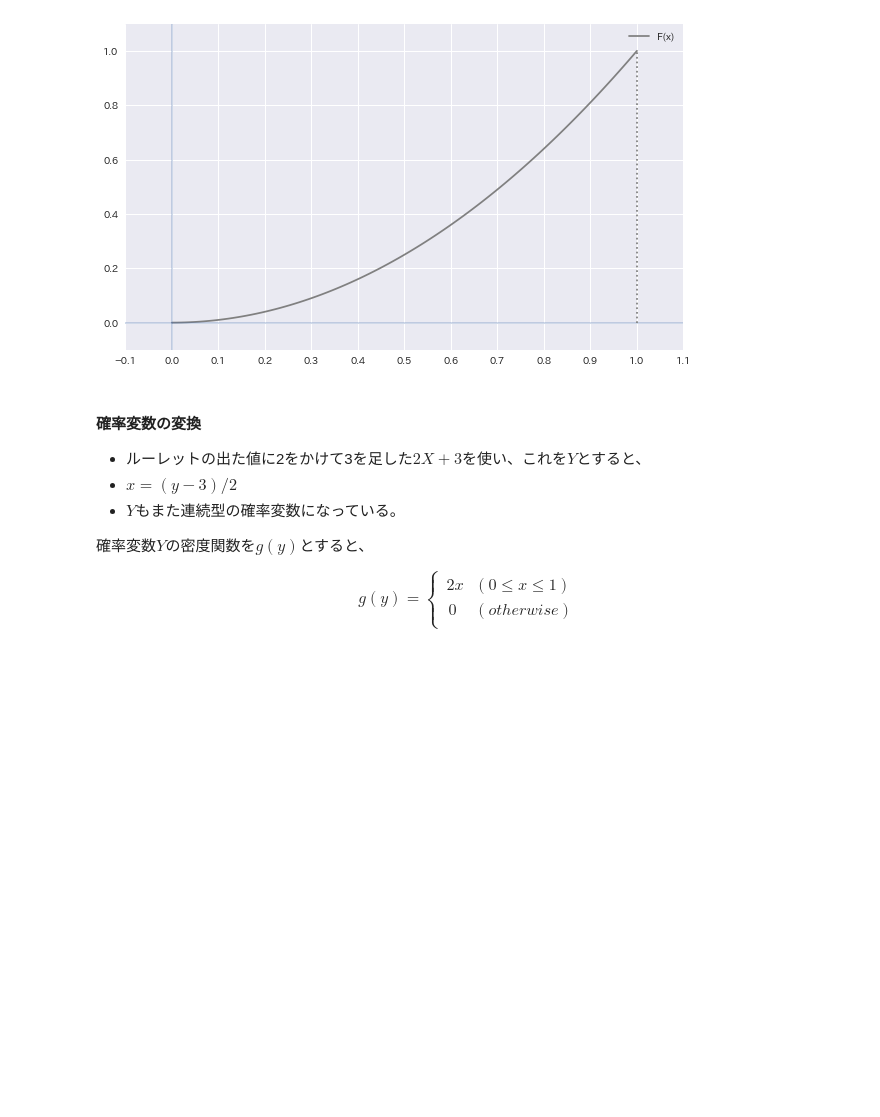
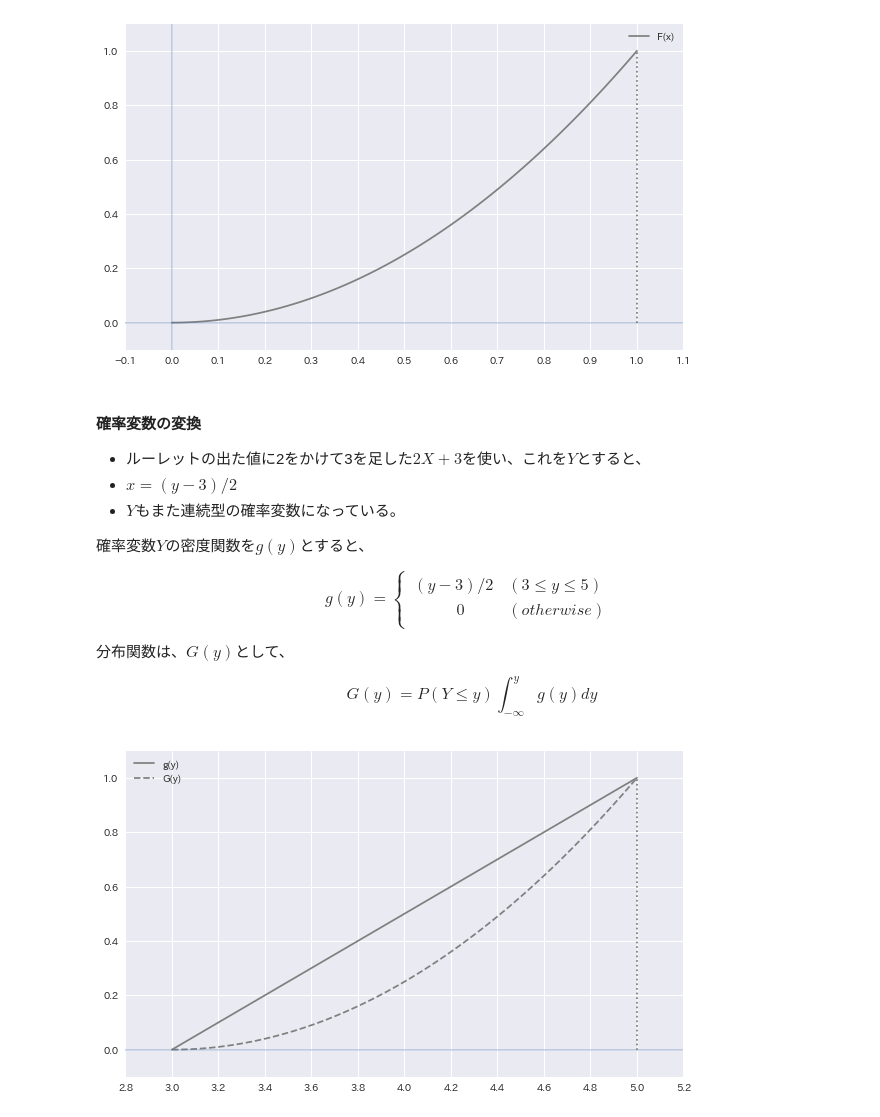
Before and after one commit to ginmaruGH/Statistical_Analysis_with_Python_gihyo, a Jupyter notebook: jupyter/ch_07.ipynb, the cells around one changed output. Drawn from its saved outputs; the diff is of its cells as text; code cells hidden in the pictures; blank space fills up the shorter version.

```diff
--- a/jupyter/ch_07.ipynb
+++ b/jupyter/ch_07.ipynb
@@ -225,9 +225,57 @@ $$
 g(y) =
 \begin{cases}
 \begin{align*}
-2x ~~ &(0 \leq x \leq 1)
+(y - 3)/2 ~~~ &(3 \leq y \leq 5)
 \\
-0 ~~~~ &(otherwise)
+0 ~~~~~~~~~~~ &(otherwise)
 \end{align*}
 \end{cases}
 $$
+
+分布関数は、$G(y)$として、
+
+$$
+G(y) = P(Y \leq y) \int_{-\infty}^{y} g(y)dy
+$$
+# %%
+# 確率変数の変換
+# Y=2X+3
+# X=(Y-3)/2
+y_range = [3, 5]
+
+def g(y):
+    """Yの密度関数"""
+    if y_range[0] <= y <= y_range[1]:
+        return (y - 3) /2
+    else:
+        return 0
+
+def G(y):
+    """Yの分布関数G(y)"""
+    return integrate.quad(g, -np.inf, y)[0]
+# %%
+# Yの密度関数g(y)と分布関数G(y)を同時に図示する
+ys = np.linspace(y_range[0], y_range[1], 100)
+
+fig = plt.figure(figsize=(10, 6))
+ax = fig.add_subplot(111)
+
+ax.plot(
+    ys, [g(y) for y in ys],
+    label="g(y)", color="gray"
+)
+ax.plot(
+    ys, [G(y) for y in ys],
+    label="G(y)", ls="--", color="gray"
+)
+ax.hlines(0, 2.8, 5.2, alpha=0.3)
+ax.vlines(ys.max(), 0, 1, linestyle=":", color="gray")
+
+ax.set_xticks(np.arange(2.8, 5.2, 0.2))
+ax.set_xlim(2.8, 5.2)
+ax.set_ylim(-0.1, 1.1)
+ax.legend()
+
+plt.show()
+# %% [output]
+[figure, added]
```
Also changed, not shown: parts of 15 cells of this notebook, 1 other file.
